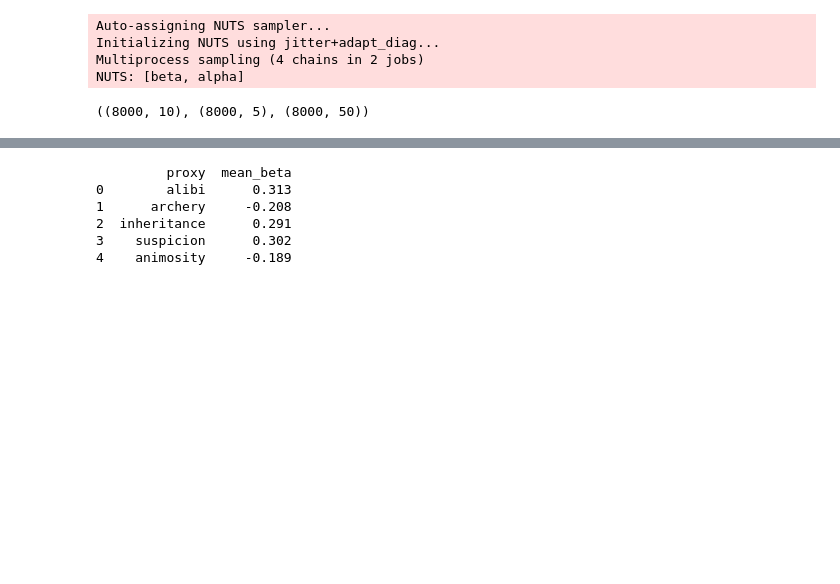
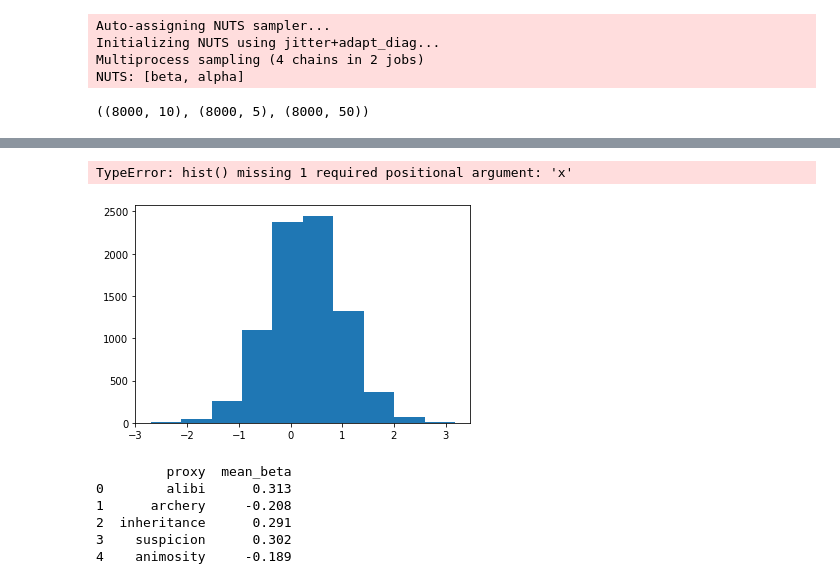
Before and after one commit to nityamd/MonteCarloMurderMystery-PyGothamTV2020, a Jupyter notebook: Monte Carlo Murder Mystery - Holmes Narrates.ipynb, the cells around one changed output, grey strips where cells are left out. Drawn from its saved outputs; the diff is of its cells as text; code cells hidden in the pictures; blank space fills up the shorter version.

```diff
--- a/Monte Carlo Murder Mystery - Holmes Narrates.ipynb
+++ b/Monte Carlo Murder Mystery - Holmes Narrates.ipynb
@@ -82,16 +83,9 @@ plt.show()
 # %% [markdown]
 ### Some PyMC3 things
 # %%
-alpha = tt.vector('alpha')
-beta = tt.vector('beta')
-delta = tt.scalar('delta')
-culpability = tt.vector('culpability')
-theta = tt.vector('theta')
-y = tt.vector('y')
 n_suspects = 10
 n_proxies = 5
 with pm.Model() as model:
-
     alpha = pm.Normal('alpha', mu = 0, sd = 1, shape=n_suspects)
     beta = pm.Normal('beta', mu=0, sd=1, shape = n_proxies)
 # %% [markdown]
@@ -129,5 +115,5 @@ observed_data = newdf['value']
 # %%
-with pm.Model() as model:
+with model:
     alpha = pm.Normal('alpha', mu = 0, sd = 1, shape=n_suspects)
     beta = pm.Normal('beta', mu=0, sd=1, shape = n_proxies)
     idx1 = newdf.suspects.values
@@ -171,3 +173,9 @@ print(results_df)
+# %%
+plt.hist(trace_simple['alpha'][:,0])
+plt.hist()
+# %% [output]
+TypeError: hist() missing 1 required positional argument: 'x'
+[figure, added]
 # %%
 mean_beta = [summarystats.loc['alpha['+ str(x)+ ']']['mean'] for x in range(0,5)]
 results_df_beta = pd.DataFrame({'proxy':['alibi', 'archery',
```
Also changed, not shown: parts of 7 cells of this notebook, 1 other file.
